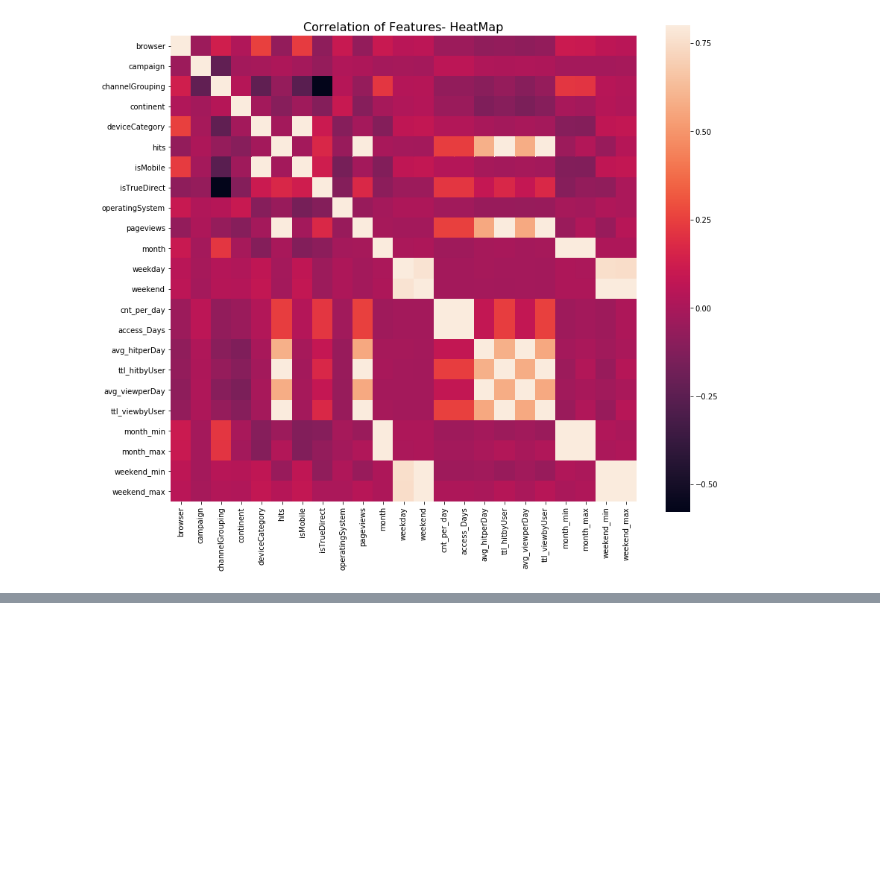
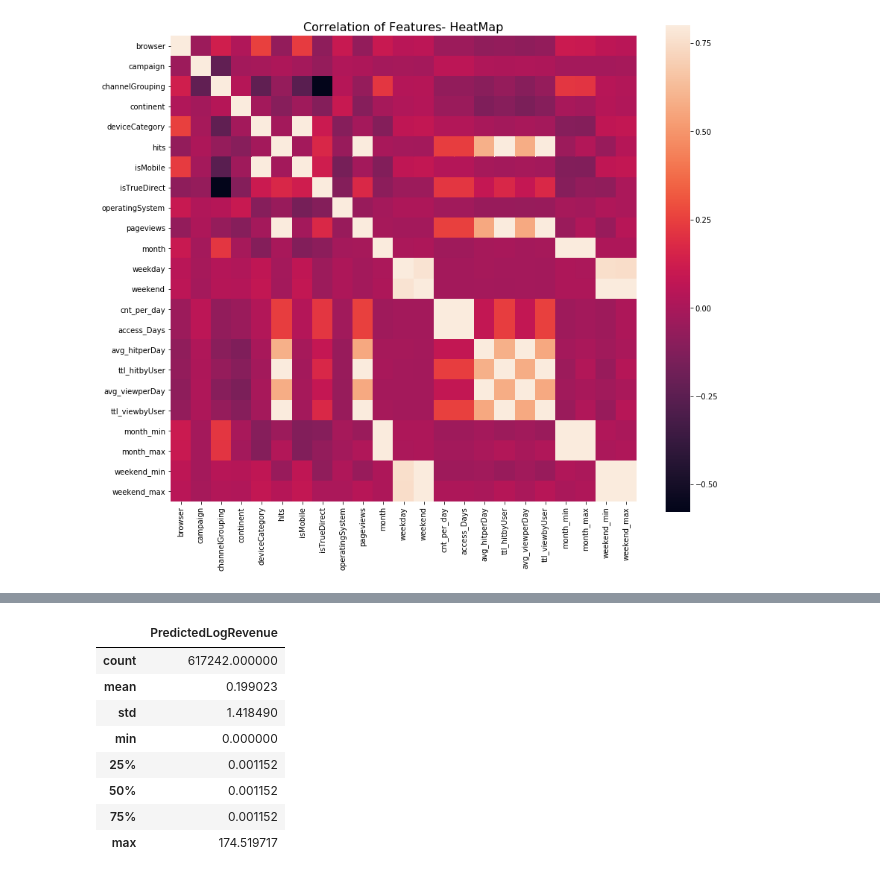
Before and after one commit to kyokicchi/ggl_an_codes, a Jupyter notebook: ggl_analytics.ipynb, the cells around one changed output, grey strips where cells are left out. Cells and saved outputs as stored; diff of their text form; code cells hidden in the pictures; blank space fills up the shorter version.

```diff
--- a/ggl_analytics.ipynb
+++ b/ggl_analytics.ipynb
@@ -545,7 +549,7 @@ df_tgt = df_user_test.drop(['transactionRevenue'], axis=1)
 import pickle
 import lightgbm as lgb
 
-model_LGB = pickle.load(open('model_LGB.sav', 'rb'))
+model = pickle.load(open(path + 'model_LGB.sav', 'rb'))
 # %%
 %time
 
@@ -557,0 +566,3 @@ print(rmse)
+# %%
+%%time
+pred_tgt = model.predict(df_tgt)
@@ -558,4 +576,4 @@ print(rmse)
 # %%
 pred_tgt[pred_tgt<0] = 0
-pred_tgt = pred_tgt.values.tolist()
-df_tgt['PredictedLogRevenue'] = pred_tgt
+df_out = pd.DataFrame(index = df_tgt.index)
+df_out['PredictedLogRevenue'] = pred_tgt
@@ -562,2 +590,14 @@ df_tgt['PredictedLogRevenue'] = pred_tgt
+# %%
+df_out.describe()
+# %% [output]
+|  | PredictedLogRevenue |
+| count | 617242.000000 |
+| mean | 0.199023 |
+| std | 1.418490 |
+| min | 0.000000 |
+| 25% | 0.001152 |
+| 50% | 0.001152 |
+| 75% | 0.001152 |
+| max | 174.519717 |
 # %%
 %%time
```
Also changed, not shown: parts of 10 cells of this notebook.
